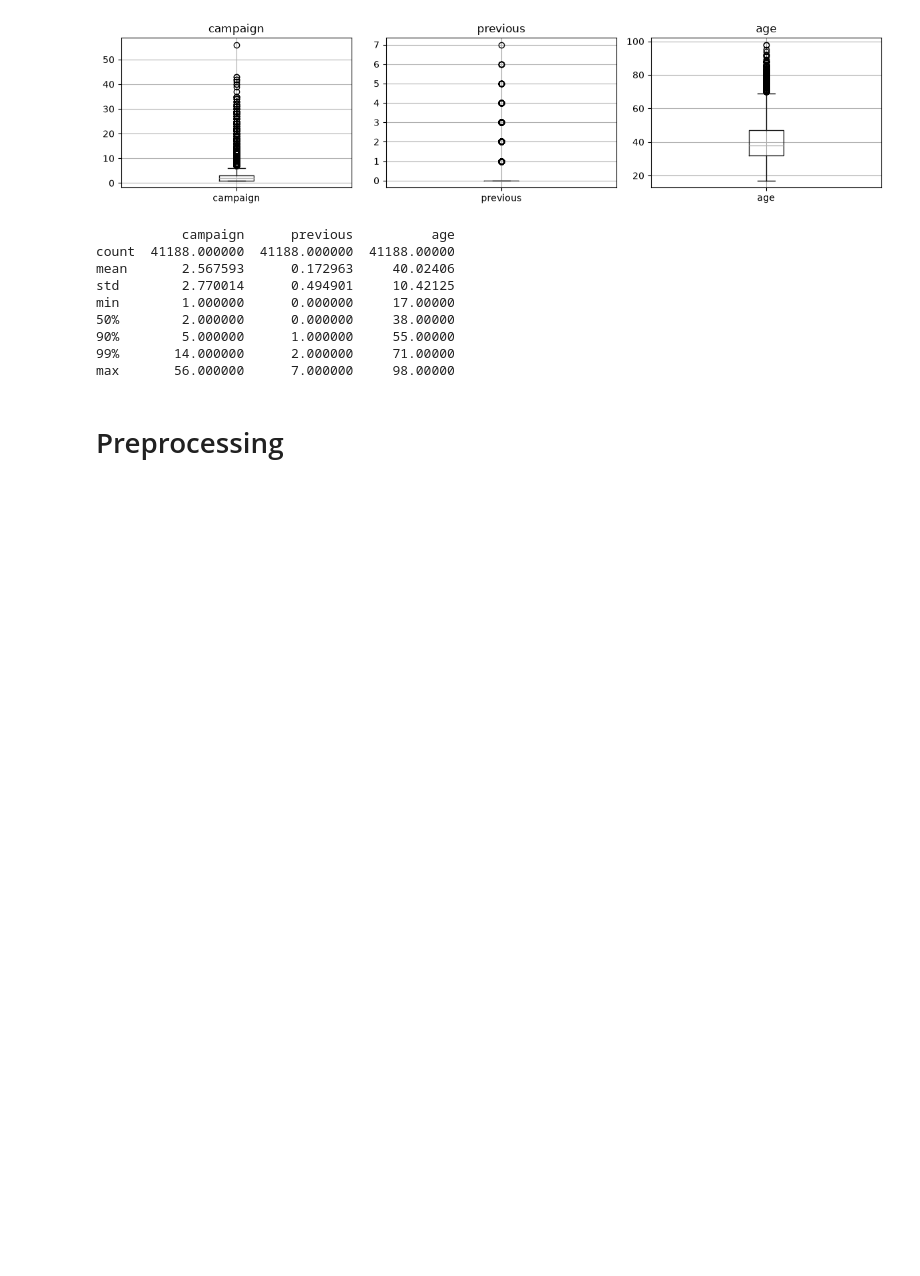
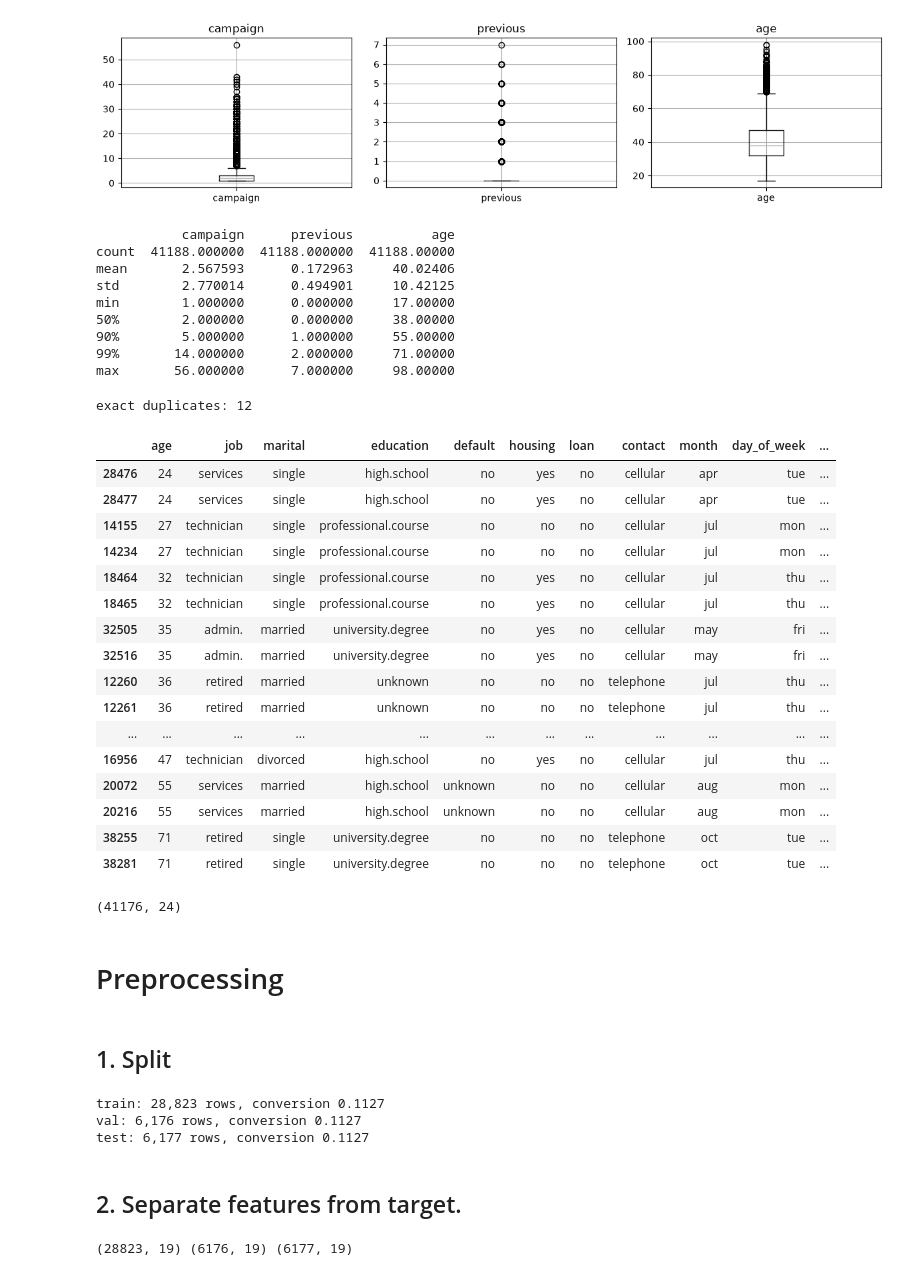
Before and after one commit to kondratyukkatya9-ML/Project-bank-term-deposit, a Jupyter notebook: notebooks/bank_marketing.ipynb, the cells around one changed output. Drawn from its saved outputs; the diff is of its cells as text; code cells hidden in the pictures; blank space fills up the shorter version.

```diff
--- a/notebooks/bank_marketing.ipynb
+++ b/notebooks/bank_marketing.ipynb
@@ -263,5 +268,39 @@ min        1.000000      0.000000     17.00000
 90%        5.000000      1.000000     55.00000
 99%       14.000000      2.000000     71.00000
 max       56.000000      7.000000     98.00000
+# %%
+print(f"exact duplicates: {df.duplicated().sum()}")
+# %% [output]
+exact duplicates: 12
+# %%
+df[df.duplicated(keep=False)].sort_values(list(df.columns)).head(24)
+# %% [output]
+|  | age | job | marital | education | default | housing | loan | contact | month | day_of_week | ... |
+| 28476 | 24 | services | single | high.school | no | yes | no | cellular | apr | tue | ... |
+| 28477 | 24 | services | single | high.school | no | yes | no | cellular | apr | tue | ... |
+| 14155 | 27 | technician | single | professional.course | no | no | no | cellular | jul | mon | ... |
+| 14234 | 27 | technician | single | professional.course | no | no | no | cellular | jul | mon | ... |
+| 18464 | 32 | technician | single | professional.course | no | yes | no | cellular | jul | thu | ... |
+| 18465 | 32 | technician | single | professional.course | no | yes | no | cellular | jul | thu | ... |
+| 32505 | 35 | admin. | married | university.degree | no | yes | no | cellular | may | fri | ... |
+| 32516 | 35 | admin. | married | university.degree | no | yes | no | cellular | may | fri | ... |
+| 12260 | 36 | retired | married | unknown | no | no | no | telephone | jul | thu | ... |
+| 12261 | 36 | retired | married | unknown | no | no | no | telephone | jul | thu | ... |
+| ... | ... | ... | ... | ... | ... | ... | ... | ... | ... | ... | ... |
+| 16956 | 47 | technician | divorced | high.school | no | yes | no | cellular | jul | thu | ... |
+| 20072 | 55 | services | married | high.school | unknown | no | no | cellular | aug | mon | ... |
+| 20216 | 55 | services | married | high.school | unknown | no | no | cellular | aug | mon | ... |
+| 38255 | 71 | retired | single | university.degree | no | no | no | telephone | oct | tue | ... |
+| 38281 | 71 | retired | single | university.degree | no | no | no | telephone | oct | tue | ... |
+# %%
+# 12 exact duplicates, including identical call durations — a loading artefact
+# rather than distinct clients. Remove.
+
+df = df.drop_duplicates()
+print(df.shape)
+# %% [output]
+(41176, 24)
 # %% [markdown]
 # Preprocessing
+# %% [markdown]
+## 1. Split
@@ -267,0 +311,18 @@ max       56.000000      7.000000     98.00000
+# %%
+for name, part in [('train', train), ('val', val), ('test', test)]:
+    print(f"{name}: {len(part):,} rows, conversion {part['y_bin'].mean():.4f}")
+# %% [output]
+train: 28,823 rows, conversion 0.1127
+val: 6,176 rows, conversion 0.1127
+test: 6,177 rows, conversion 0.1127
+# %% [markdown]
+## 2. Separate features from target.
+# %%
+DROP = ['duration', 'y', 'y_bin', 'pdays', 'pdays_clean']
+
+X_train, y_train = train.drop(columns=DROP), train['y_bin']
+X_val, y_val = val.drop(columns=DROP), val['y_bin']
+X_test, y_test = test.drop(columns=DROP), test['y_bin']
+print(X_train.shape, X_val.shape, X_test.shape)
+# %% [output]
+(28823, 19) (6176, 19) (6177, 19)
```
Also changed, not shown: parts of 19 cells of this notebook, 3 other files.
